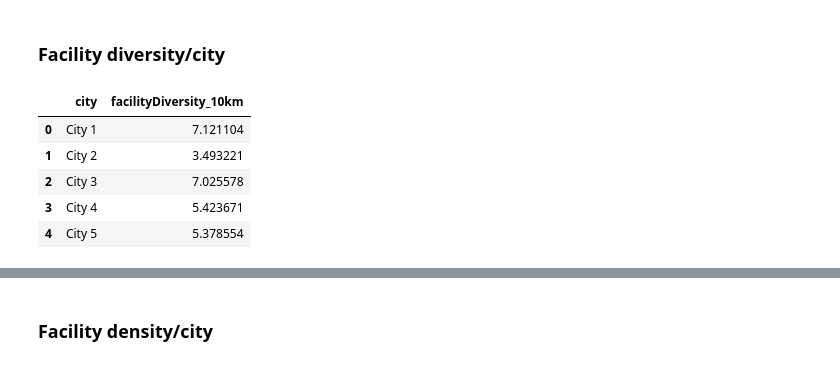
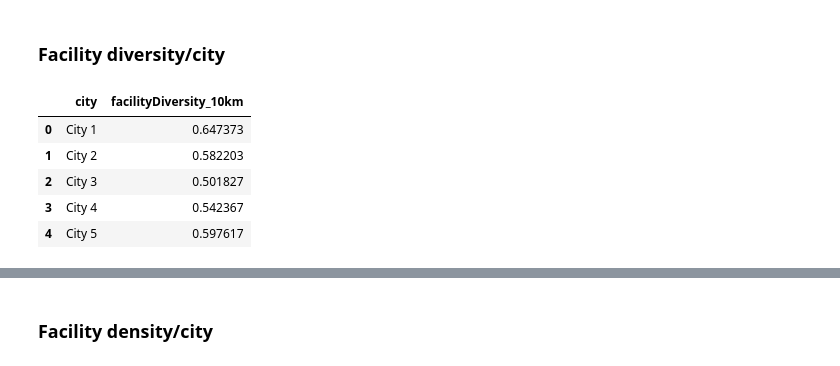
Before and after one commit to rodriguesfhs/research-grid, a Jupyter notebook: research-center-assignment/EDA_and_Model.ipynb, the cells around one changed output, grey strips where cells are left out. Saved outputs shown, nothing was run; the diff lists cells and outputs as text; code cells hidden in the pictures.

```diff
--- a/research-center-assignment/EDA_and_Model.ipynb
+++ b/research-center-assignment/EDA_and_Model.ipynb
@@ -141,16 +155,16 @@ plt.show()
 [figure]
 # %% [markdown]
 ### Facility diversity/city
-# %%
-## Facility diversity/city
-fac_diversity_per_city = (
-    df.groupby("city")["facilityDiversity_10km"].sum().reset_index())
-fac_diversity_per_city
-# %% [output]
-|  | city | facilityDiversity_10km |
-| 0 | City 1 | 7.121104 |
-| 1 | City 2 | 3.493221 |
-| 2 | City 3 | 7.025578 |
-| 3 | City 4 | 5.423671 |
-| 4 | City 5 | 5.378554 |
+# %%
+## Facility diversity/city
+fac_diversity_per_city = (
+    df.groupby("city")["facilityDiversity_10km"].mean().reset_index())
+fac_diversity_per_city
+# %% [output]
+|  | city | facilityDiversity_10km |
+| 0 | City 1 | 0.647373 |
+| 1 | City 2 | 0.582203 |
+| 2 | City 3 | 0.501827 |
+| 3 | City 4 | 0.542367 |
+| 4 | City 5 | 0.597617 |
 # %%
```
Also changed, not shown: parts of 16 cells of this notebook.
